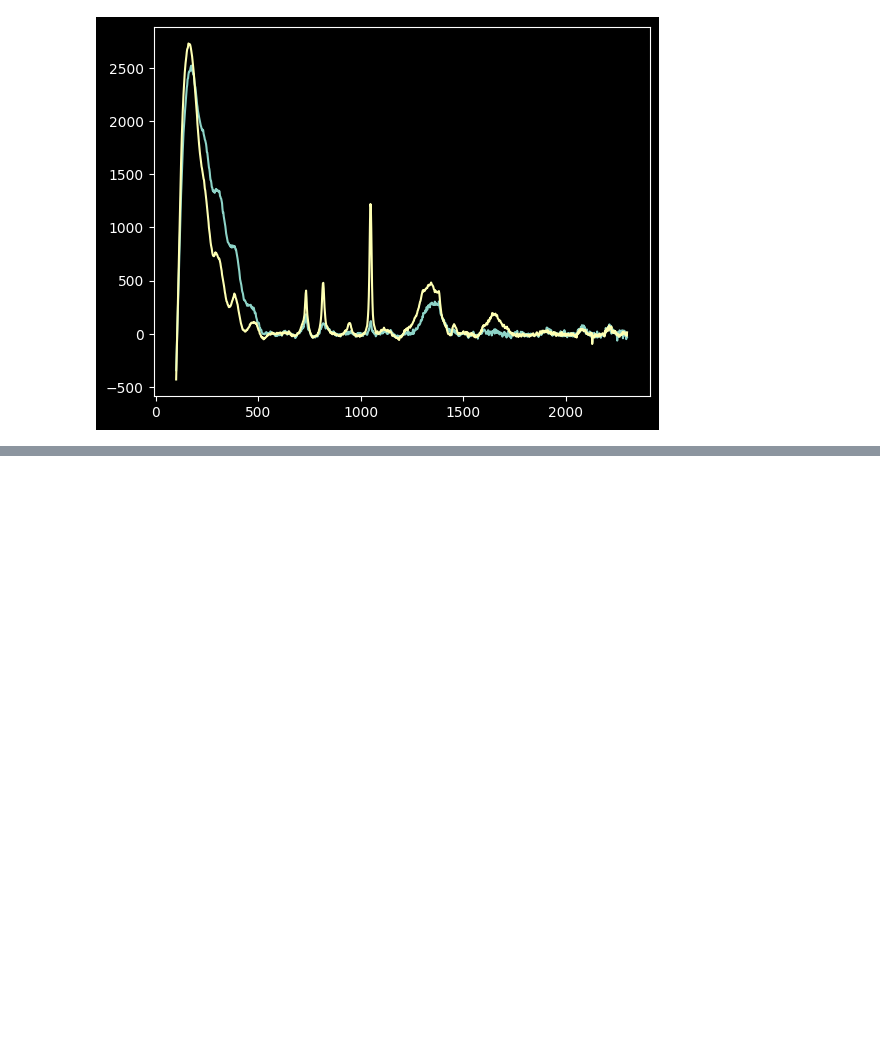
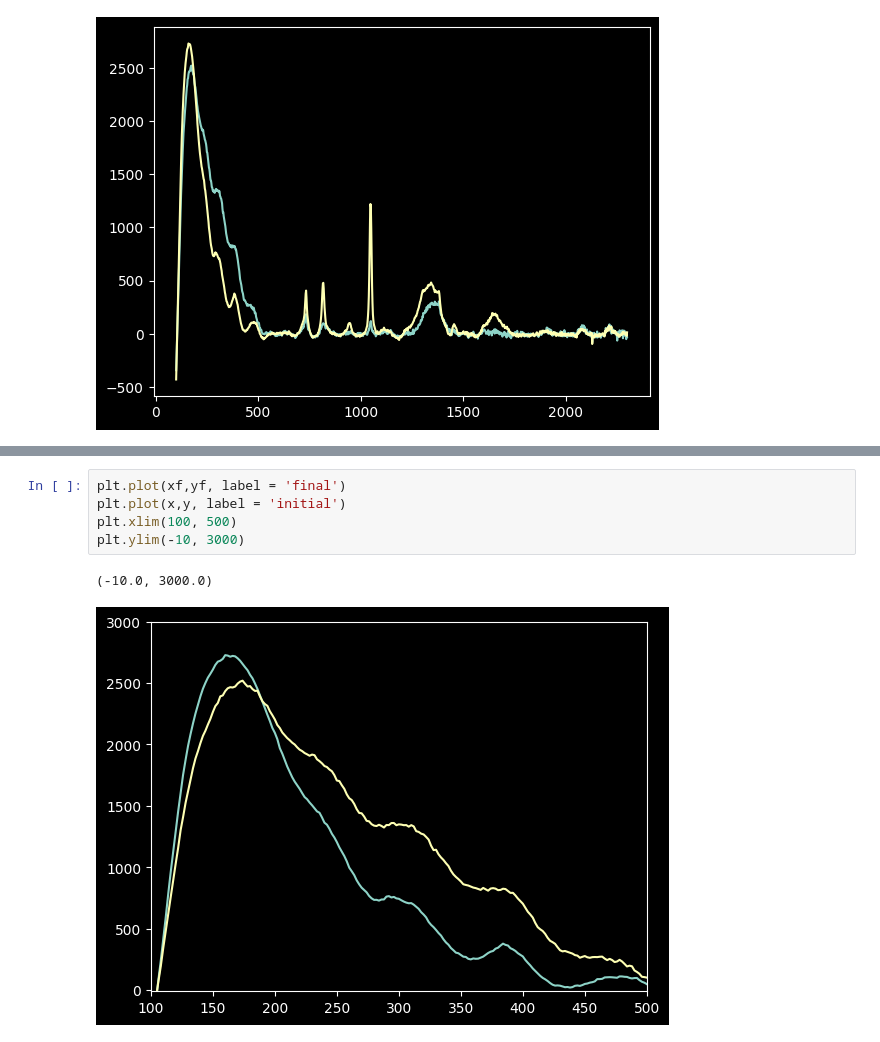
Before and after one commit to oftavira/raman, a Jupyter notebook: colaboraciones/adanf/sep.ipynb, the cells around one changed output, grey strips where cells are left out. Drawn from its saved outputs; the diff is of its cells as text; blank space fills up the shorter version.

```diff
--- a/colaboraciones/adanf/sep.ipynb
+++ b/colaboraciones/adanf/sep.ipynb
@@ -209,0 +269,8 @@ plt.plot(xf,yf, label = 'final')
+# %%
+plt.plot(xf,yf, label = 'final')
+plt.plot(x,y, label = 'initial')
+plt.xlim(100, 500)
+plt.ylim(-10, 3000)
+# %% [output]
+(-10.0, 3000.0)
+[figure, added]
```
Also changed, not shown: parts of 11 cells of this notebook, 2 other files.
